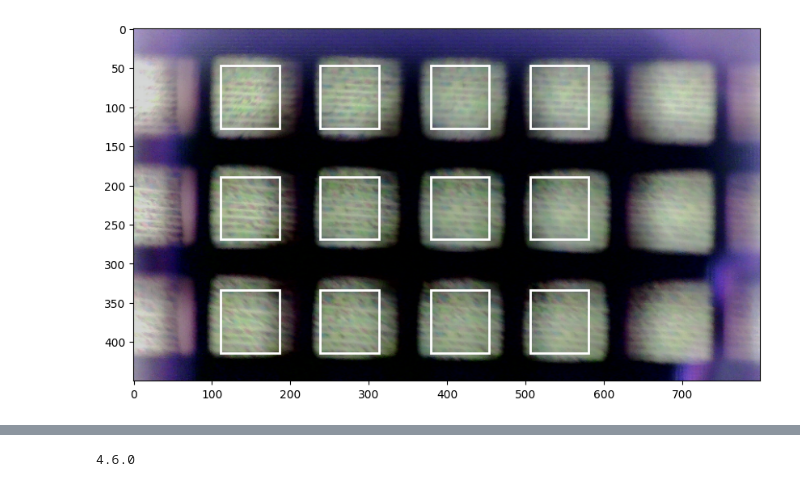
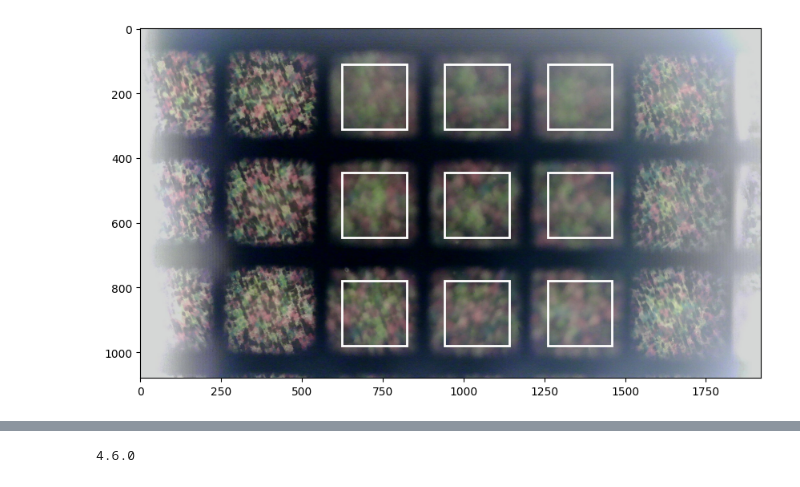
Before and after one commit to lluoan/image_stitch, a Jupyter notebook: img_stitch.ipynb, the cells around one changed output, grey strips where cells are left out. Saved outputs shown, nothing was run; the diff lists cells and outputs as text; code cells hidden in the pictures.

```diff
--- a/img_stitch.ipynb
+++ b/img_stitch.ipynb
@@ -34,14 +63,38 @@ import time
 # %%
+import json
+
+# 读取JSON文件并解析变量
+with open("variables.json", "r") as f:
+    data = json.load(f)
+    ncol = data["ncol"]
+    nrow = data["nrow"]
+    x_0 = data["x_0"]
+    y_0 = data["y_0"]
+    x_end = data["x_end"]
+    y_end = data["y_end"]
+    w = data["w"]
+    h = data["h"]
+
+rect = []
+for i in range(ncol):
+    row = []
+    for j in range(nrow):
+        center_x = int(x_0 + j * (x_end - x_0) / (nrow - 1) if nrow > 1 else x_0 + (x_end - x_0) / 2)
+        center_y = int(y_0 + i * (y_end - y_0) / (ncol - 1) if ncol > 1 else y_0 + (y_end - y_0) / 2)
+        x1 = int(center_x - w / 2)
+        y1 = int(center_y - h / 2)
+        x2 = int(center_x + w / 2)
+        y2 = int(center_y + h / 2)
+        row.append(((x1, y1), (x2, y2), (center_x, center_y)))
+    rect.append(row)
+
+print(rect)
+
 fig,ax = plt.subplots(figsize=(10,10))
 
-
-
-with open('./config/rect_vertices_2_calib_samesize.json', 'r') as rect_file:
-    rect = json.load(rect_file)
-
-image = io.imread("2023-04-04-095628.jpg")
+image = io.imread("2023-04-16-190238.jpg")
 # print(image.shape)
-image = cv2.resize(image, (800, 450))
+# image = cv2.resize(image, (800, 450))
 
 print(image.shape)
 
@@ -51,36 +104,40 @@ print(image.shape)
 ax.imshow(image, cmap='gray')
 ax.axis('on')
 
-i = 1
+k = 1
 left_top1 = [0,0]
 right_bottom1 = [0,0]
 
-for vertice in rect['vertices']:
-    left_top = rect['vertices'][vertice]['left_top']
-    right_bottom = rect['vertices'][vertice]['right_bottom']
+hz = 0
+gsl = 0
 
-    hz = -55
-    left_top1[0] = left_top[0] + hz
-    right_bottom1[0] = right_bottom[0] + hz
+for i in range(ncol):
+    for j in range(nrow):
+        (x1, y1), (x2, y2), _ = rect[i][j]  # 获取当前矩形的左下角、右上角坐标
 
-    gsl = -5
-    left_top1[1] = left_top[1] + gsl
-    right_bottom1[1] = right_bottom[1] + gsl
+        left_top = (x1, y1)
+        right_bottom = (x2, y2)
+
+        left_top1[0] = left_top[0] + hz
+        right_bottom1[0] = right_bottom[0] + hz
+
+        left_top1[1] = left_top[1] + gsl
+        right_bottom1[1] = right_bottom[1] + gsl
 
 
-    # Create a Rectangle patch
-    rect_patch = patches.Rectangle((left_top1[0],left_top1[1]),
-                             right_bottom1[0]-left_top1[0],right_bottom1[1] - left_top1[1],
-                             linewidth=2, edgecolor='w',facecolor='none')
-    # Add the patch to the Axes
-    ax.add_patch(rect_patch)
+        # Create a Rectangle patch
+        rect_patch = patches.Rectangle((left_top1[0],left_top1[1]),
+                                right_bottom1[0]-left_top1[0],right_bottom1[1] - left_top1[1],
+                                linewidth=2, edgecolor='w',facecolor='none')
+        # Add the patch to the Axes
+        ax.add_patch(rect_patch)
 
-    # cut roi tiles and save
-#     print(left_top[0])
-    img_tile = image[int(left_top1[1]):int(right_bottom1[1]), int(left_top1[0]):int(right_bottom1[0]), :]
-    plt.figure()
-    plt.title(i)
-    plt.imshow(img_tile)
-#     plt.imshow(cv2.flip(img_tile, -1))
-    i = i + 1
+        # cut roi tiles and save
+    #     print(left_top[0])
+        img_tile = image[int(left_top1[1]):int(right_bottom1[1]), int(left_top1[0]):int(right_bottom1[0]), :]
+        # plt.figure()
+        # plt.title(k)
+        # plt.imshow(img_tile)
+    #     plt.imshow(cv2.flip(img_tile, -1))
+        k = k + 1
 # %% [output]
@@ -88 +146 @@ for vertice in rect['vertices']:
-[figure, old version]
+[figure, new version]
```
Also changed, not shown: parts of 9 cells of this notebook, 4 other files.
